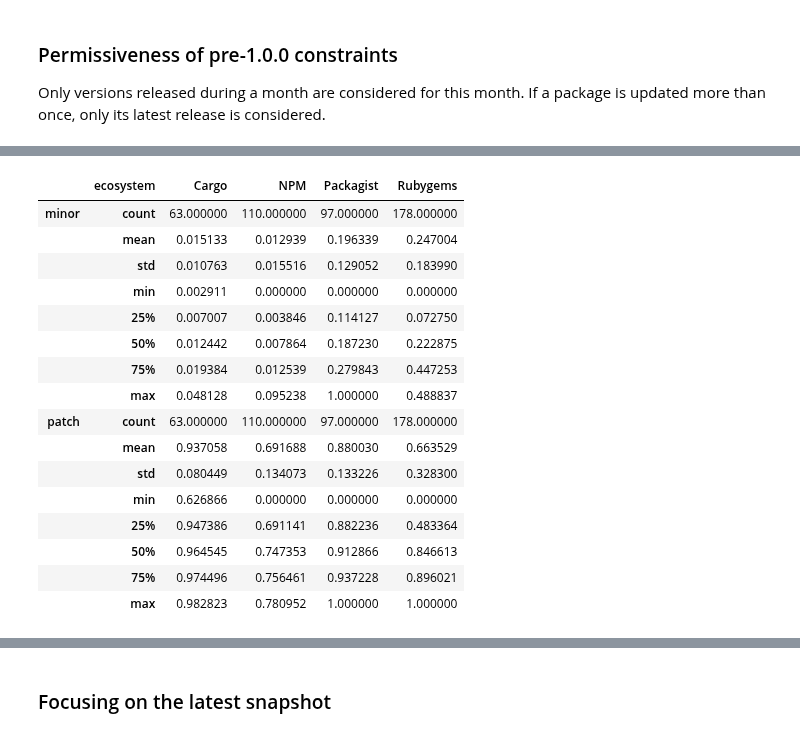
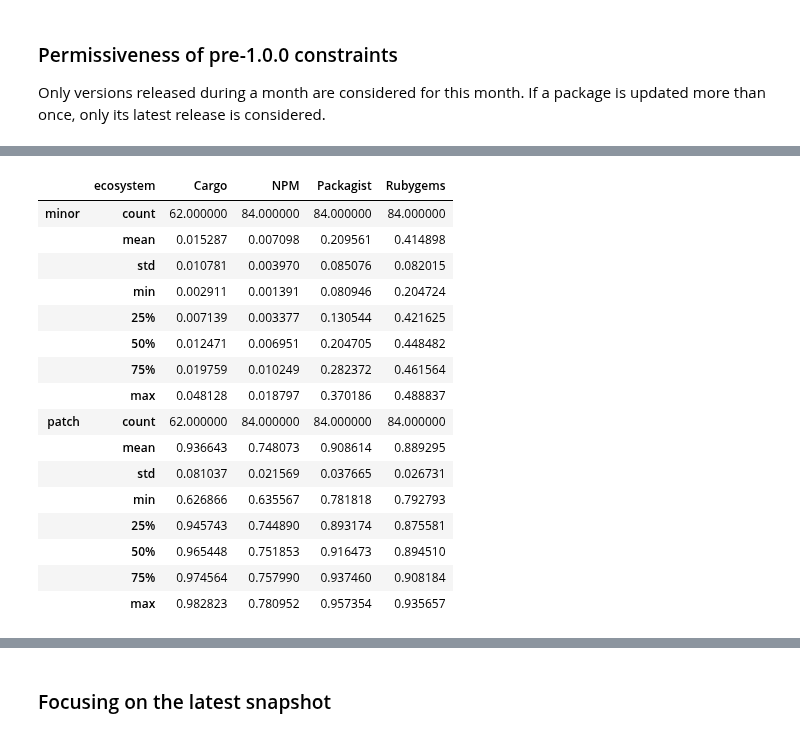
Before and after one commit to AlexandreDecan/secos-zero, a Jupyter notebook: notebooks/Magic zero.ipynb, the cells around one changed output, grey strips where cells are left out. Saved outputs shown, nothing was run; the diff lists cells and outputs as text; code cells hidden in the pictures.

```diff
--- a/notebooks/Magic zero.ipynb
+++ b/notebooks/Magic zero.ipynb
@@ -877,28 +877,29 @@ savefig(fig, 'stable_permissiviness')
 # %%
 _ = pandas.concat([
         data[ecosystem]
+        .loc[DATE_RANGE[0]:DATE_RANGE[1]]
         .assign(ecosystem=ecosystem)
         for ecosystem in ECOSYSTEMS
     ],
     axis=0
 )
 
 _.groupby('ecosystem')[['minor', 'patch']].describe().T
 # %% [output]
 |  | ecosystem | Cargo | NPM | Packagist | Rubygems |
-| minor | count | 63.000000 | 110.000000 | 97.000000 | 178.000000 |
-|  | mean | 0.015133 | 0.012939 | 0.196339 | 0.247004 |
-|  | std | 0.010763 | 0.015516 | 0.129052 | 0.183990 |
-|  | min | 0.002911 | 0.000000 | 0.000000 | 0.000000 |
-|  | 25% | 0.007007 | 0.003846 | 0.114127 | 0.072750 |
-|  | 50% | 0.012442 | 0.007864 | 0.187230 | 0.222875 |
-|  | 75% | 0.019384 | 0.012539 | 0.279843 | 0.447253 |
-|  | max | 0.048128 | 0.095238 | 1.000000 | 0.488837 |
-| patch | count | 63.000000 | 110.000000 | 97.000000 | 178.000000 |
-|  | mean | 0.937058 | 0.691688 | 0.880030 | 0.663529 |
-|  | std | 0.080449 | 0.134073 | 0.133226 | 0.328300 |
-|  | min | 0.626866 | 0.000000 | 0.000000 | 0.000000 |
-|  | 25% | 0.947386 | 0.691141 | 0.882236 | 0.483364 |
-|  | 50% | 0.964545 | 0.747353 | 0.912866 | 0.846613 |
-|  | 75% | 0.974496 | 0.756461 | 0.937228 | 0.896021 |
-|  | max | 0.982823 | 0.780952 | 1.000000 | 1.000000 |
+| minor | count | 62.000000 | 84.000000 | 84.000000 | 84.000000 |
+|  | mean | 0.015287 | 0.007098 | 0.209561 | 0.414898 |
+|  | std | 0.010781 | 0.003970 | 0.085076 | 0.082015 |
+|  | min | 0.002911 | 0.001391 | 0.080946 | 0.204724 |
+|  | 25% | 0.007139 | 0.003377 | 0.130544 | 0.421625 |
+|  | 50% | 0.012471 | 0.006951 | 0.204705 | 0.448482 |
+|  | 75% | 0.019759 | 0.010249 | 0.282372 | 0.461564 |
+|  | max | 0.048128 | 0.018797 | 0.370186 | 0.488837 |
+| patch | count | 62.000000 | 84.000000 | 84.000000 | 84.000000 |
+|  | mean | 0.936643 | 0.748073 | 0.908614 | 0.889295 |
+|  | std | 0.081037 | 0.021569 | 0.037665 | 0.026731 |
+|  | min | 0.626866 | 0.635567 | 0.781818 | 0.792793 |
+|  | 25% | 0.945743 | 0.744890 | 0.893174 | 0.875581 |
+|  | 50% | 0.965448 | 0.751853 | 0.916473 | 0.894510 |
+|  | 75% | 0.974564 | 0.757990 | 0.937460 | 0.908184 |
+|  | max | 0.982823 | 0.780952 | 0.957354 | 0.935657 |
```
Also changed, not shown: parts of 9 cells of this notebook, 2 other files.
